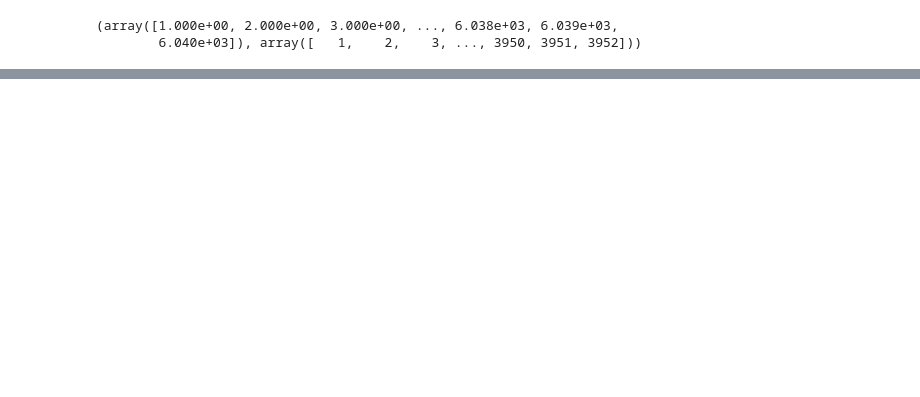
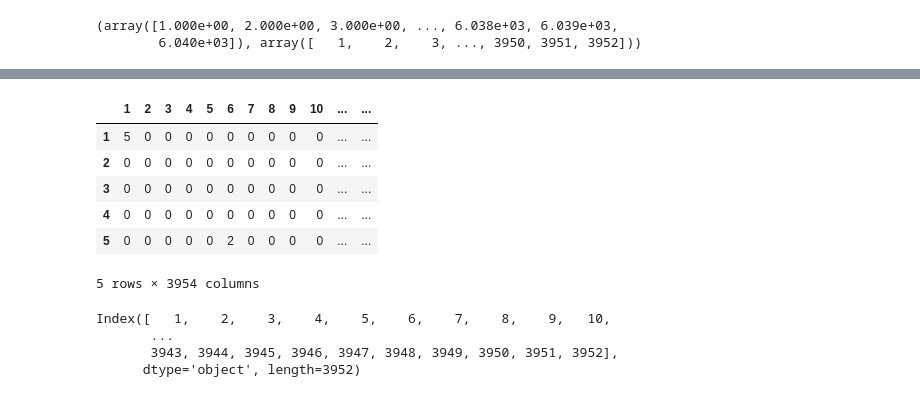
Before and after one commit to bhparijat/Recommendation-system-Pyspark, a Jupyter notebook: Recommendation System.ipynb, the cells around one changed output, grey strips where cells are left out. Cells and saved outputs as stored; diff of their text form; code cells hidden in the pictures; blank space fills up the shorter version.

```diff
--- a/Recommendation System.ipynb
+++ b/Recommendation System.ipynb
@@ -213,0 +227,17 @@ Name: movieId, dtype: object
+# %%
+df.head()
+# %% [output]
+|  | 1 | 2 | 3 | 4 | 5 | 6 | 7 | 8 | 9 | 10 | ... | ... |
+| 1 | 5 | 0 | 0 | 0 | 0 | 0 | 0 | 0 | 0 | 0 | ... | ... |
+| 2 | 0 | 0 | 0 | 0 | 0 | 0 | 0 | 0 | 0 | 0 | ... | ... |
+| 3 | 0 | 0 | 0 | 0 | 0 | 0 | 0 | 0 | 0 | 0 | ... | ... |
+| 4 | 0 | 0 | 0 | 0 | 0 | 0 | 0 | 0 | 0 | 0 | ... | ... |
+| 5 | 0 | 0 | 0 | 0 | 0 | 2 | 0 | 0 | 0 | 0 | ... | ... |
+5 rows × 3954 columns
+# %%
+df.columns[0:3952]
+# %% [output]
+Index([   1,    2,    3,    4,    5,    6,    7,    8,    9,   10,
+       ...
+       3943, 3944, 3945, 3946, 3947, 3948, 3949, 3950, 3951, 3952],
+      dtype='object', length=3952)
```
Also changed, not shown: parts of 41 cells of this notebook.
